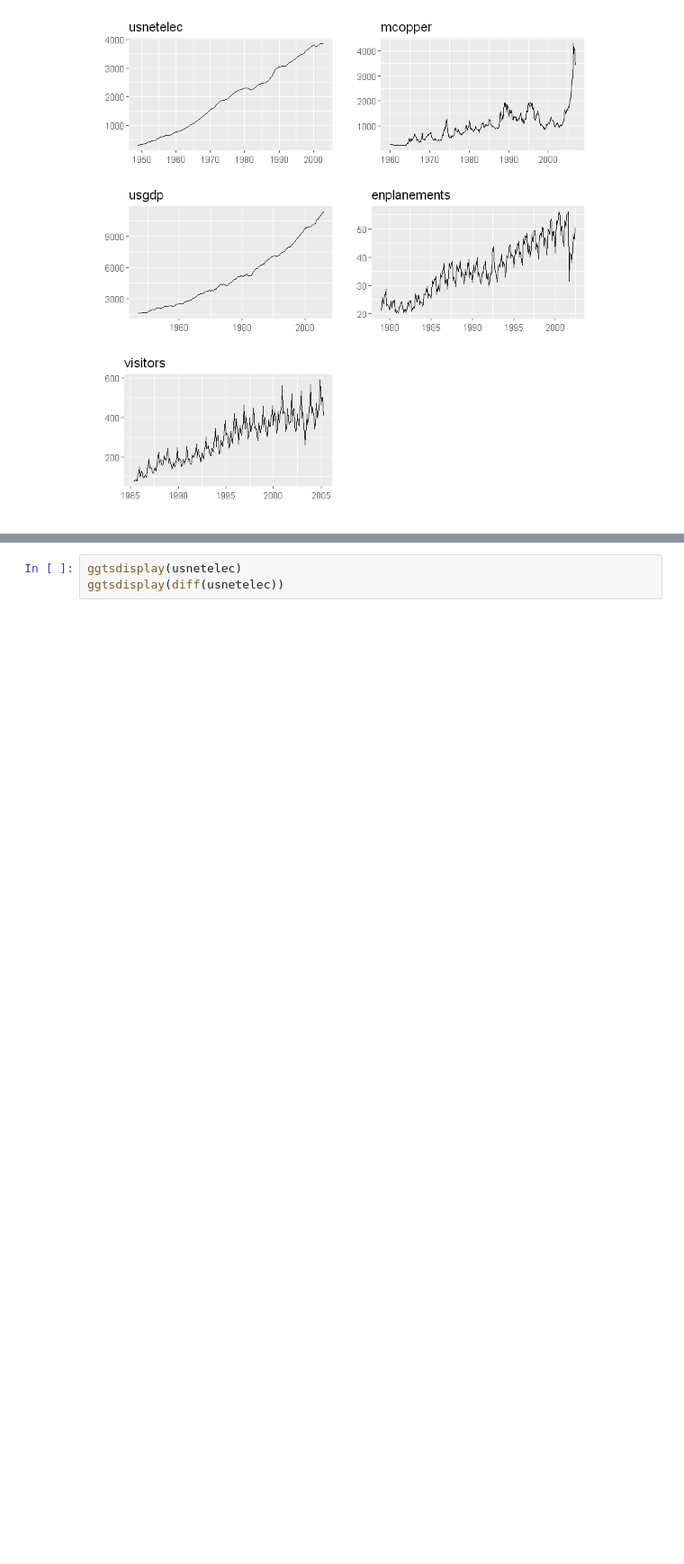
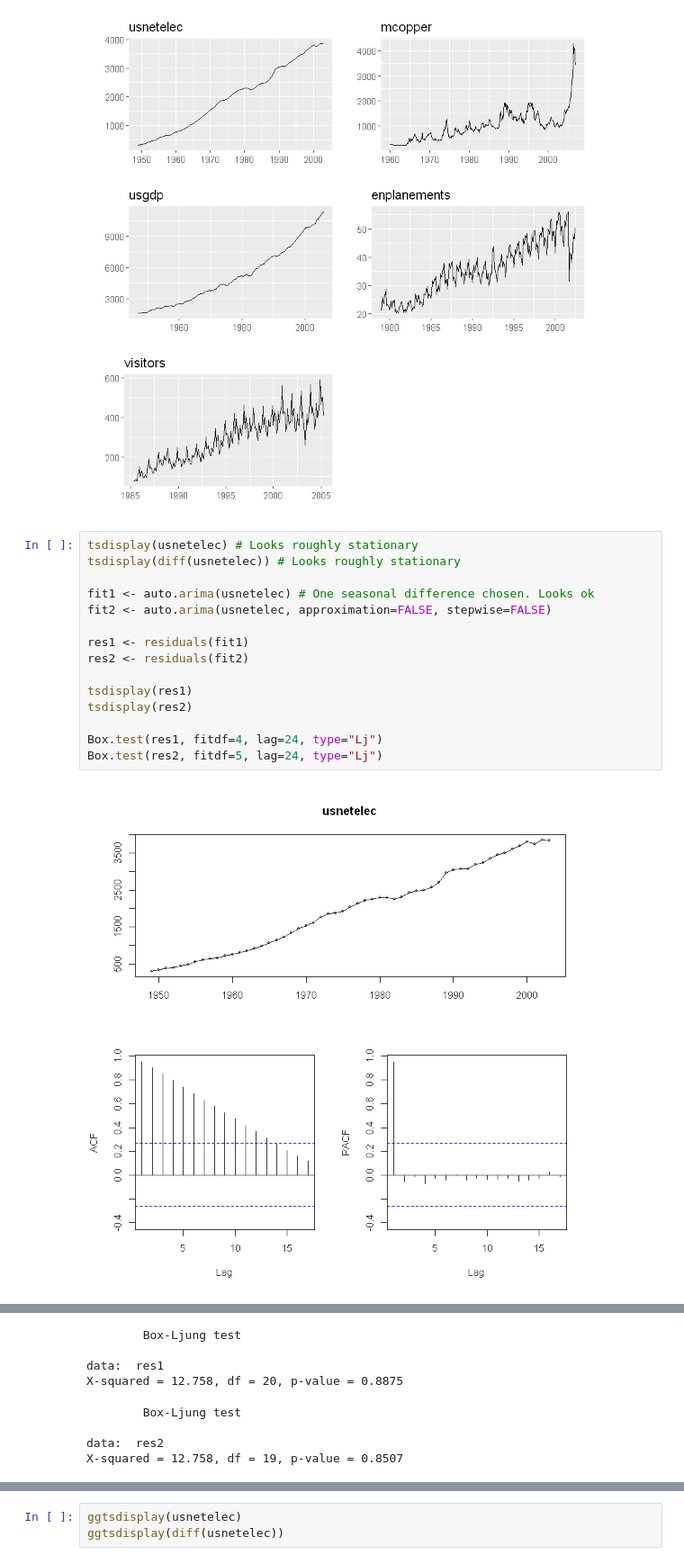
Before and after one commit to D4R6-Robot/Statistics, a Jupyter notebook: 2nd semester/02.TimeSeries/HW3/HW(3-2).ipynb, the cells around one changed output, grey strips where cells are left out. Shown: that part at 90% size. Drawn from its saved outputs; the diff is of its cells as text; blank space fills up the shorter version.

```diff
--- a/2nd semester/02.TimeSeries/HW3/HW(3-2).ipynb
+++ b/2nd semester/02.TimeSeries/HW3/HW(3-2).ipynb
@@ -25,3 +25,20 @@ grid.arrange(p1, p2, p3, p4, p5,
         c(5, 6)))
 # %% [output]
 [figure]
+# %%
+tsdisplay(usnetelec) # Looks roughly stationary
+tsdisplay(diff(usnetelec)) # Looks roughly stationary
+
+fit1 <- auto.arima(usnetelec) # One seasonal difference chosen. Looks ok
+fit2 <- auto.arima(usnetelec, approximation=FALSE, stepwise=FALSE)
+
+res1 <- residuals(fit1)
+res2 <- residuals(fit2)
+
+tsdisplay(res1)
+tsdisplay(res2)
+
+Box.test(res1, fitdf=4, lag=24, type="Lj")
+Box.test(res2, fitdf=5, lag=24, type="Lj")
+# %% [output]
+[figure, added]
@@ -27,0 +47,8 @@ grid.arrange(p1, p2, p3, p4, p5,
+        Box-Ljung test
+
+data:  res1
+X-squared = 12.758, df = 20, p-value = 0.8875
+        Box-Ljung test
+
+data:  res2
+X-squared = 12.758, df = 19, p-value = 0.8507
```
Also changed, not shown: parts of 1 cell of this notebook, 4 other files.
